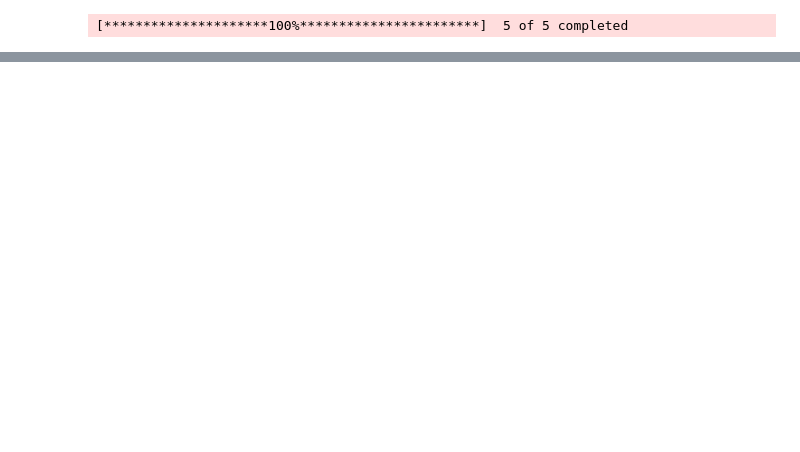
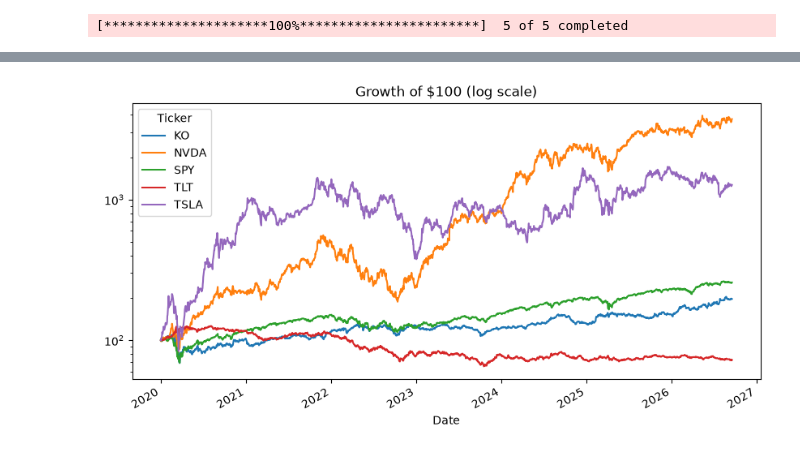
Before and after one commit to rmohanty521/StockReturnAnalyzer, a Jupyter notebook: notebooks/02 _ multi _ stock.ipynb, the cells around one changed output, grey strips where cells are left out. Cells and saved outputs as stored; diff of their text form; code cells hidden in the pictures; blank space fills up the shorter version.

```diff
--- a/notebooks/02 _ multi _ stock.ipynb
+++ b/notebooks/02 _ multi _ stock.ipynb
@@ -43,0 +62,5 @@ TSLA    0.462104  0.647332  0.909568 -0.736322  19.342728
+# %%
+normal.plot(figsize=(10, 5), logy=True, title="Growth of $100 (log scale)")
+plt.show()
+# %% [output]
+[figure, added]
```
Also changed, not shown: parts of 5 cells of this notebook, 2 other files.
